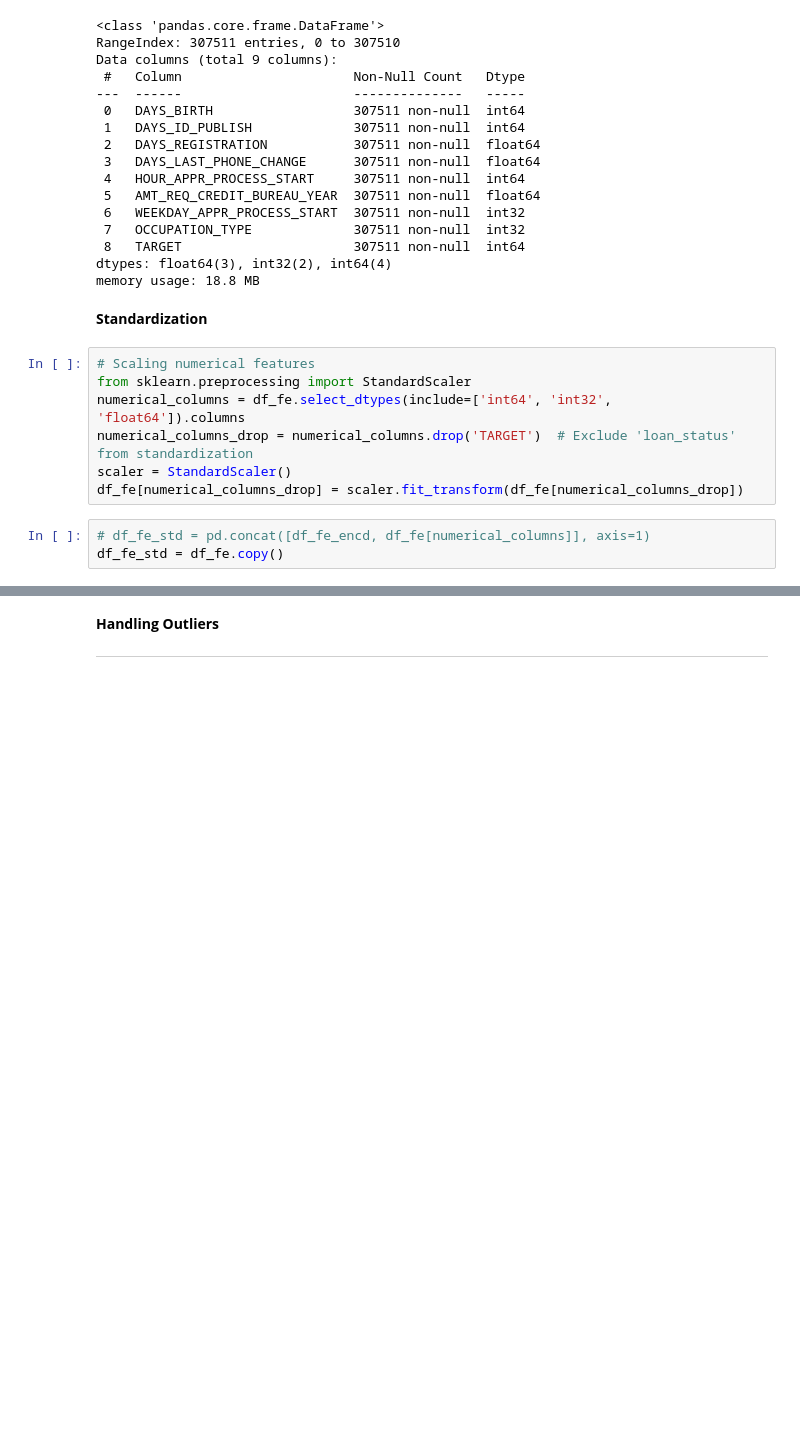
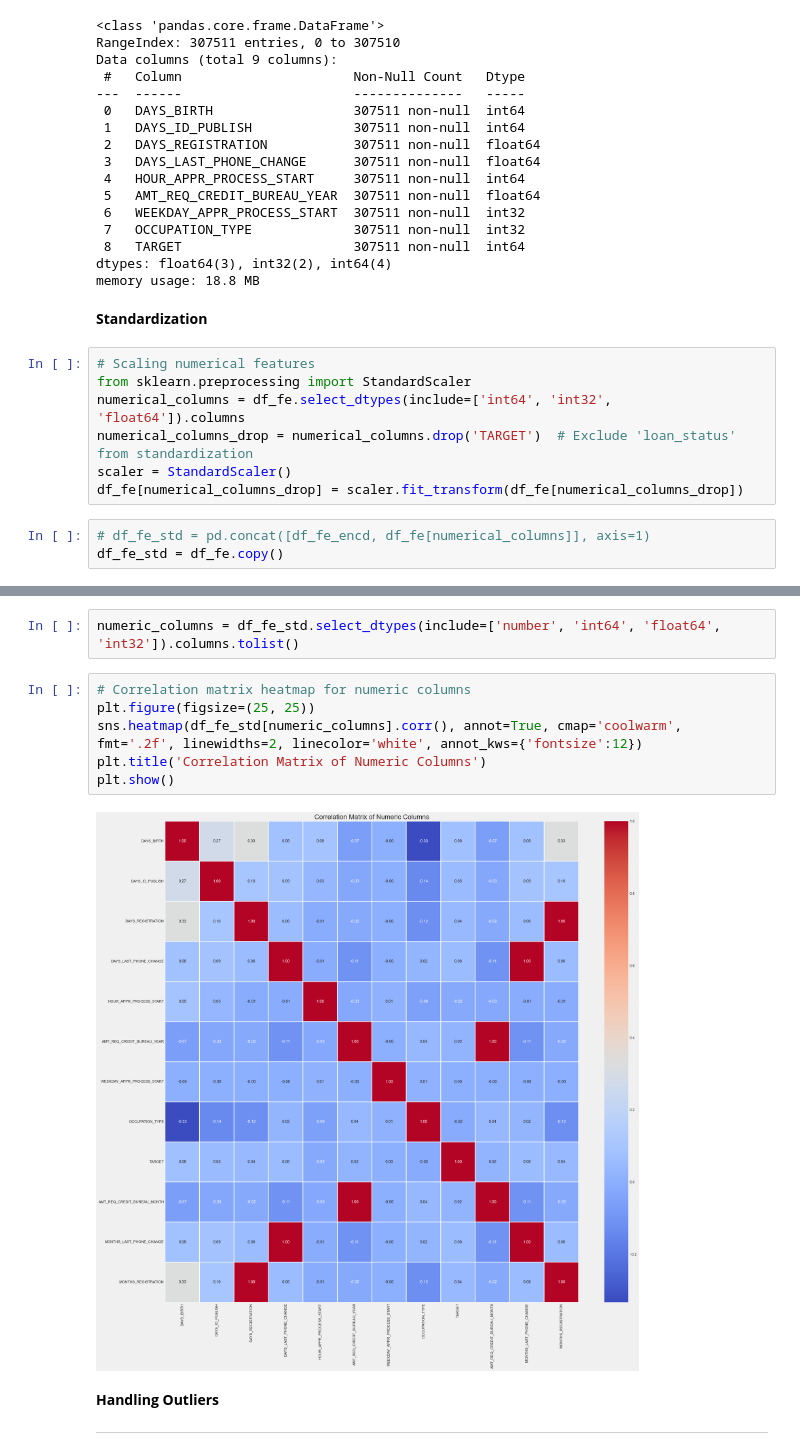
Before and after one commit to AlthaafZidane/Scorecard_Model_Revamp-At-Home_Credit_Indonesia, a Jupyter notebook: Scorecard_Model.ipynb, the cells around one changed output, grey strips where cells are left out. Drawn from its saved outputs; the diff is of its cells as text; blank space fills up the shorter version.

```diff
--- a/Scorecard_Model.ipynb
+++ b/Scorecard_Model.ipynb
@@ -623,3 +631,13 @@ df_fe_std.head()
+# %%
+numeric_columns = df_fe_std.select_dtypes(include=['number', 'int64', 'float64', 'int32']).columns.tolist()
+# %%
+# Correlation matrix heatmap for numeric columns
+plt.figure(figsize=(25, 25))
+sns.heatmap(df_fe_std[numeric_columns].corr(), annot=True, cmap='coolwarm', fmt='.2f', linewidths=2, linecolor='white', annot_kws={'fontsize':12})
+plt.title('Correlation Matrix of Numeric Columns')
+plt.show()
+# %% [output]
+[figure, added]
 # %% [markdown]
 **Handling Outliers**
 
```
Also changed, not shown: parts of 11 cells of this notebook.
